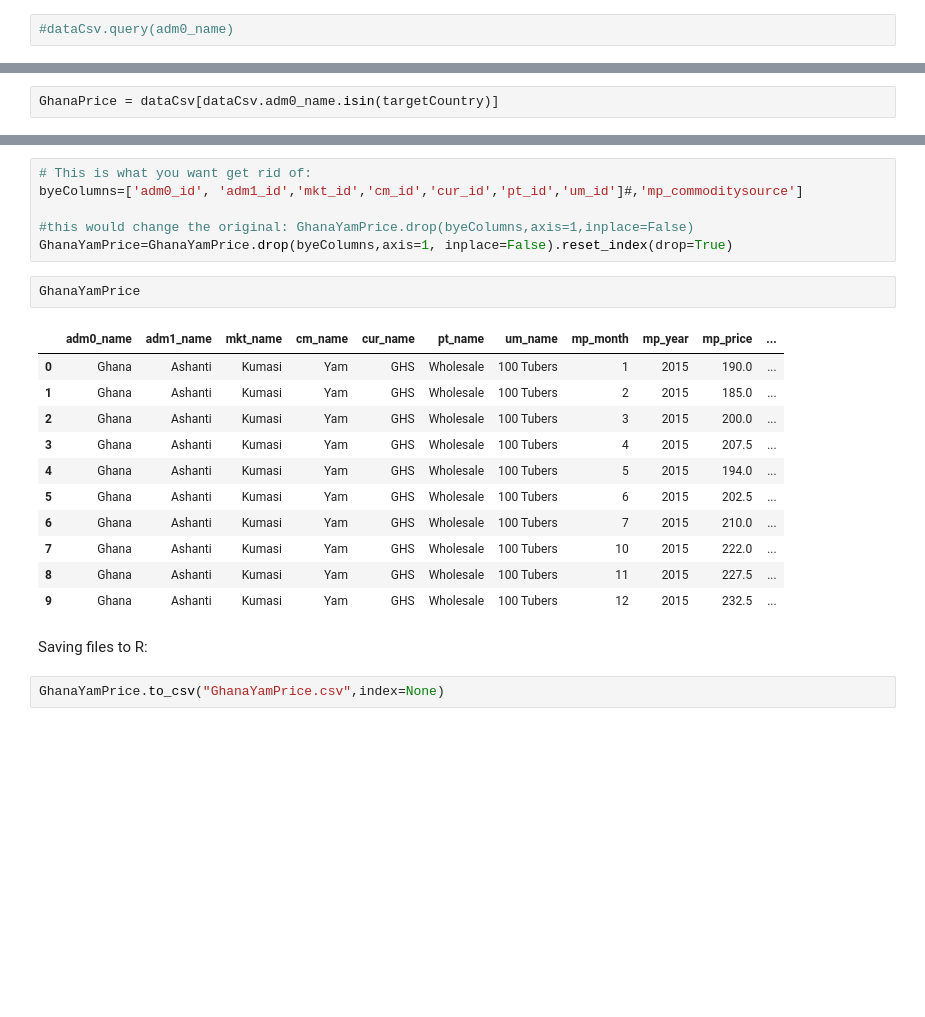
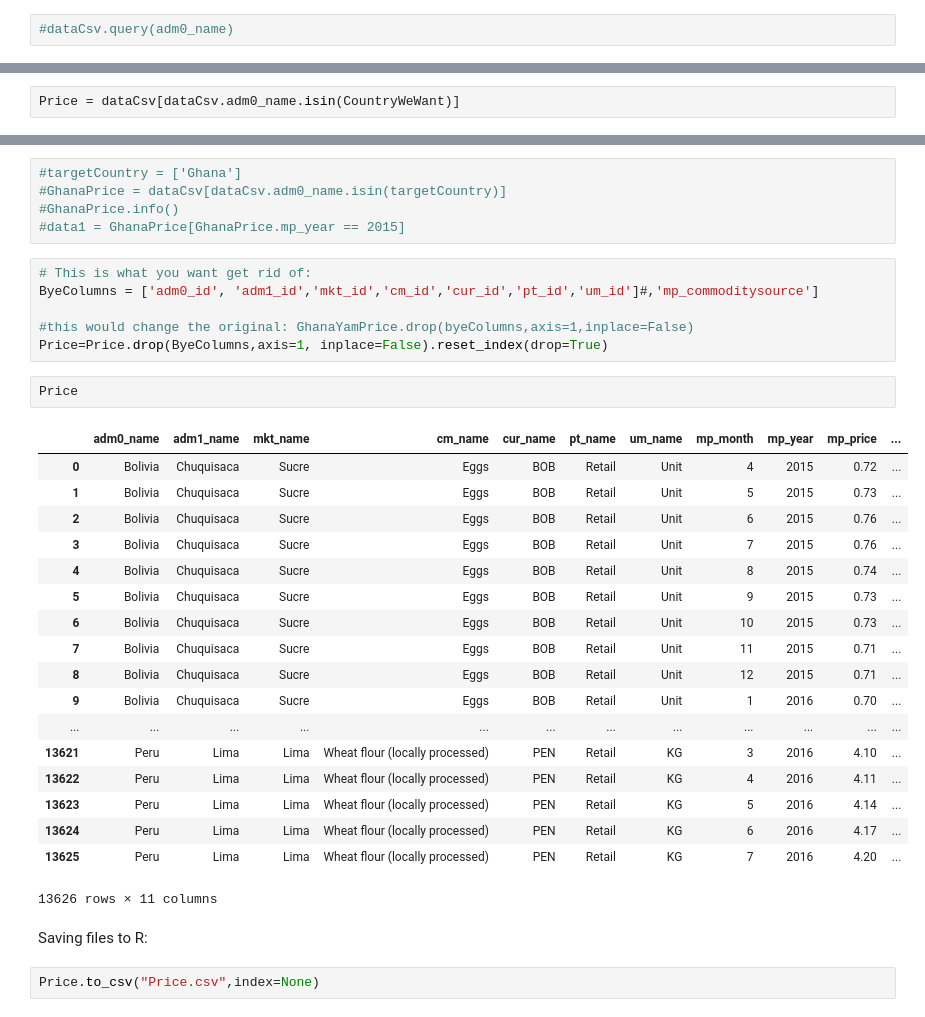
Before and after one commit to vzakhozhyi/599-A-Final-Project, a Jupyter notebook: Test-Haotian Bu Copy.ipynb, the cells around one changed output, grey strips where cells are left out. Saved outputs shown, nothing was run; the diff lists cells and outputs as text; blank space fills up the shorter version.

```diff
--- a/Test-Haotian Bu Copy.ipynb
+++ b/Test-Haotian Bu Copy.ipynb
@@ -94,2 +81,2 @@ targetCountry = ['Ghana']
 # %%
-GhanaPrice = dataCsv[dataCsv.adm0_name.isin(targetCountry)]
+Price = dataCsv[dataCsv.adm0_name.isin(CountryWeWant)]
@@ -138,24 +120,36 @@ GhanaYamPrice
+# %%
+#targetCountry = ['Ghana']
+#GhanaPrice = dataCsv[dataCsv.adm0_name.isin(targetCountry)]
+#GhanaPrice.info()
+#data1 = GhanaPrice[GhanaPrice.mp_year == 2015]
 # %%
 # This is what you want get rid of:
-byeColumns=['adm0_id', 'adm1_id','mkt_id','cm_id','cur_id','pt_id','um_id']#,'mp_commoditysource']
+ByeColumns = ['adm0_id', 'adm1_id','mkt_id','cm_id','cur_id','pt_id','um_id']#,'mp_commoditysource']
 
 #this would change the original: GhanaYamPrice.drop(byeColumns,axis=1,inplace=False)
-GhanaYamPrice=GhanaYamPrice.drop(byeColumns,axis=1, inplace=False).reset_index(drop=True)
+Price=Price.drop(ByeColumns,axis=1, inplace=False).reset_index(drop=True)
-# %%
-GhanaYamPrice
-# %% [output]
-|  | adm0_name | adm1_name | mkt_name | cm_name | cur_name | pt_name | um_name | mp_month | mp_year | mp_price | ... |
-| 0 | Ghana | Ashanti | Kumasi | Yam | GHS | Wholesale | 100 Tubers | 1 | 2015 | 190.0 | ... |
-| 1 | Ghana | Ashanti | Kumasi | Yam | GHS | Wholesale | 100 Tubers | 2 | 2015 | 185.0 | ... |
-| 2 | Ghana | Ashanti | Kumasi | Yam | GHS | Wholesale | 100 Tubers | 3 | 2015 | 200.0 | ... |
-| 3 | Ghana | Ashanti | Kumasi | Yam | GHS | Wholesale | 100 Tubers | 4 | 2015 | 207.5 | ... |
-| 4 | Ghana | Ashanti | Kumasi | Yam | GHS | Wholesale | 100 Tubers | 5 | 2015 | 194.0 | ... |
-| 5 | Ghana | Ashanti | Kumasi | Yam | GHS | Wholesale | 100 Tubers | 6 | 2015 | 202.5 | ... |
-| 6 | Ghana | Ashanti | Kumasi | Yam | GHS | Wholesale | 100 Tubers | 7 | 2015 | 210.0 | ... |
-| 7 | Ghana | Ashanti | Kumasi | Yam | GHS | Wholesale | 100 Tubers | 10 | 2015 | 222.0 | ... |
-| 8 | Ghana | Ashanti | Kumasi | Yam | GHS | Wholesale | 100 Tubers | 11 | 2015 | 227.5 | ... |
-| 9 | Ghana | Ashanti | Kumasi | Yam | GHS | Wholesale | 100 Tubers | 12 | 2015 | 232.5 | ... |
+# %%
+Price
+# %% [output]
+|  | adm0_name | adm1_name | mkt_name | cm_name | cur_name | pt_name | um_name | mp_month | mp_year | mp_price | ... |
+| 0 | Bolivia | Chuquisaca | Sucre | Eggs | BOB | Retail | Unit | 4 | 2015 | 0.72 | ... |
+| 1 | Bolivia | Chuquisaca | Sucre | Eggs | BOB | Retail | Unit | 5 | 2015 | 0.73 | ... |
+| 2 | Bolivia | Chuquisaca | Sucre | Eggs | BOB | Retail | Unit | 6 | 2015 | 0.76 | ... |
+| 3 | Bolivia | Chuquisaca | Sucre | Eggs | BOB | Retail | Unit | 7 | 2015 | 0.76 | ... |
+| 4 | Bolivia | Chuquisaca | Sucre | Eggs | BOB | Retail | Unit | 8 | 2015 | 0.74 | ... |
+| 5 | Bolivia | Chuquisaca | Sucre | Eggs | BOB | Retail | Unit | 9 | 2015 | 0.73 | ... |
+| 6 | Bolivia | Chuquisaca | Sucre | Eggs | BOB | Retail | Unit | 10 | 2015 | 0.73 | ... |
+| 7 | Bolivia | Chuquisaca | Sucre | Eggs | BOB | Retail | Unit | 11 | 2015 | 0.71 | ... |
+| 8 | Bolivia | Chuquisaca | Sucre | Eggs | BOB | Retail | Unit | 12 | 2015 | 0.71 | ... |
+| 9 | Bolivia | Chuquisaca | Sucre | Eggs | BOB | Retail | Unit | 1 | 2016 | 0.70 | ... |
+| ... | ... | ... | ... | ... | ... | ... | ... | ... | ... | ... | ... |
+| 13621 | Peru | Lima | Lima | Wheat flour (locally processed) | PEN | Retail | KG | 3 | 2016 | 4.10 | ... |
+| 13622 | Peru | Lima | Lima | Wheat flour (locally processed) | PEN | Retail | KG | 4 | 2016 | 4.11 | ... |
+| 13623 | Peru | Lima | Lima | Wheat flour (locally processed) | PEN | Retail | KG | 5 | 2016 | 4.14 | ... |
+| 13624 | Peru | Lima | Lima | Wheat flour (locally processed) | PEN | Retail | KG | 6 | 2016 | 4.17 | ... |
+| 13625 | Peru | Lima | Lima | Wheat flour (locally processed) | PEN | Retail | KG | 7 | 2016 | 4.20 | ... |
+13626 rows × 11 columns
 # %% [markdown]
 Saving files to R:
 # %%
-GhanaYamPrice.to_csv("GhanaYamPrice.csv",index=None)
+Price.to_csv("Price.csv",index=None)
```
Also changed, not shown: parts of 17 cells of this notebook.
